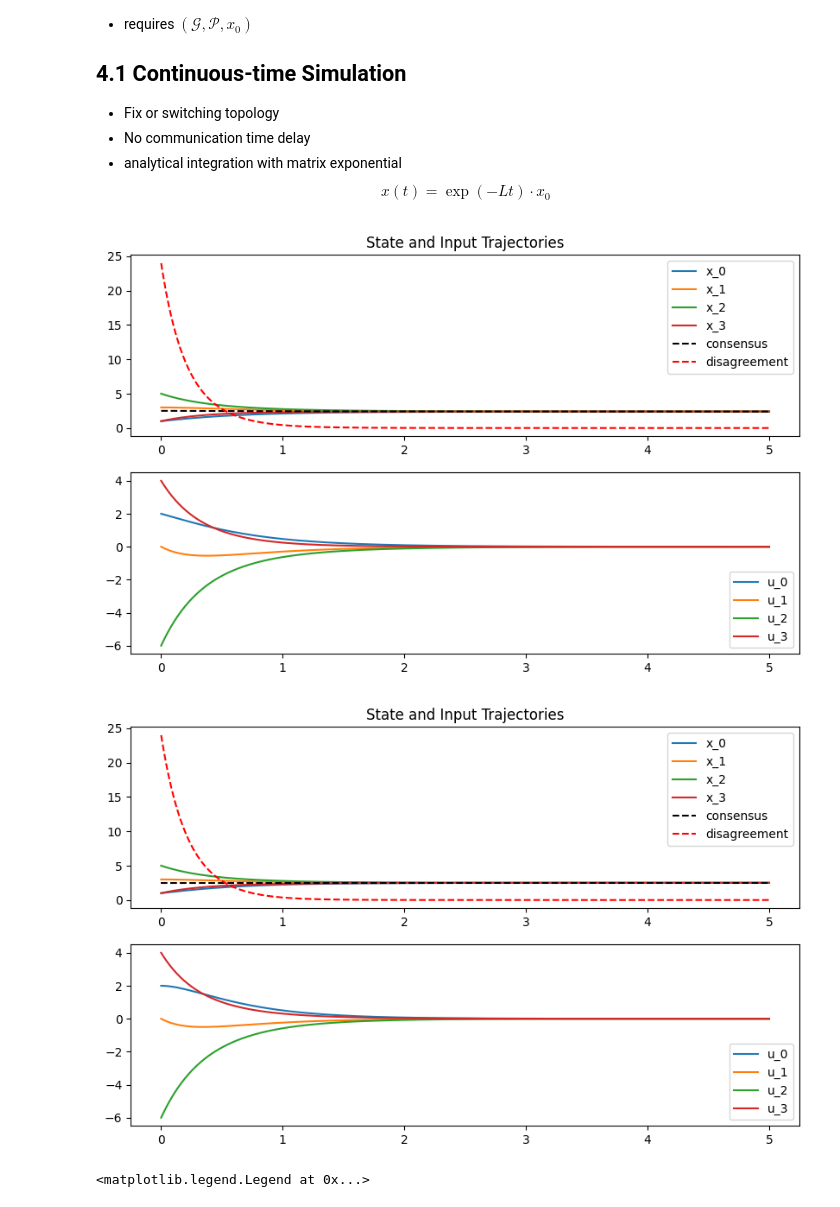
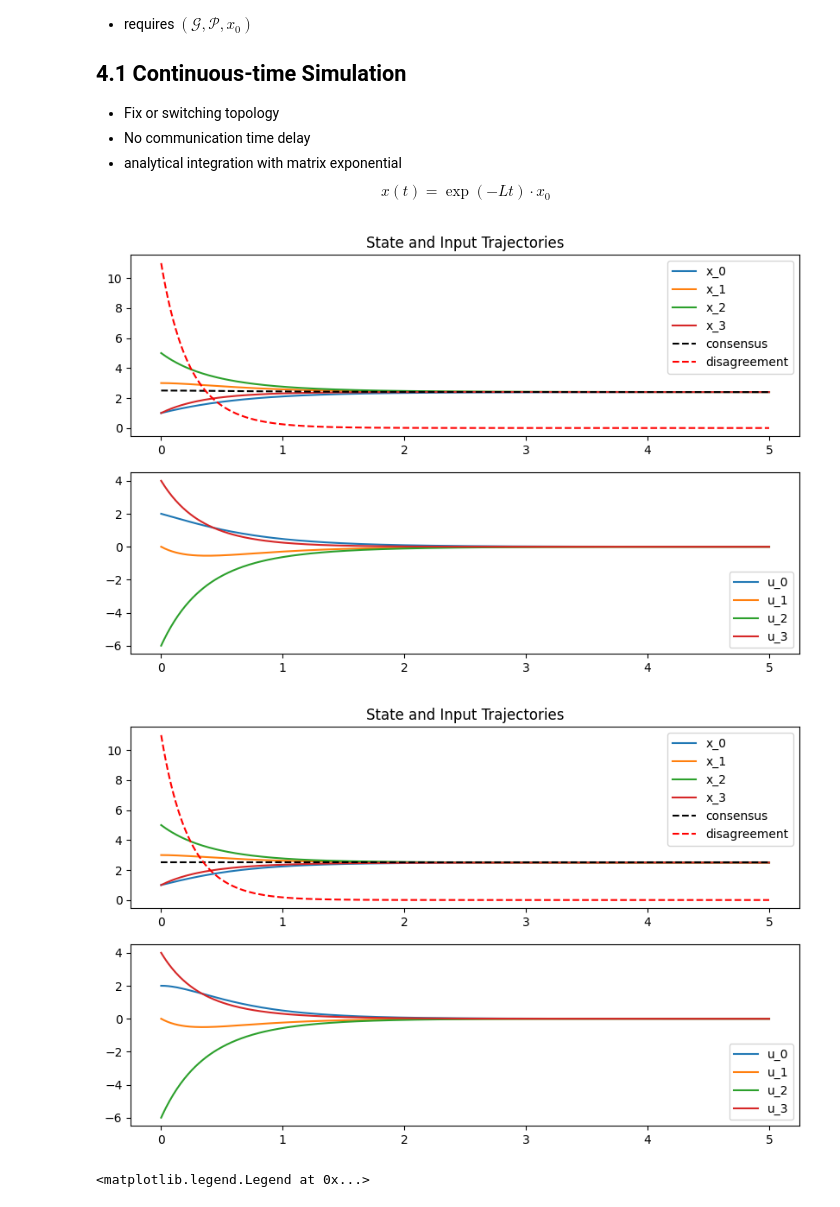
Before and after one commit to Bourmindge-Liey/SimpleConsensus, a Jupyter notebook: exp.ipynb, the cells around one changed output. Cells and saved outputs as stored; diff of their text form; code cells hidden in the pictures.

```diff
--- a/exp.ipynb
+++ b/exp.ipynb
@@ -127,27 +127,28 @@ $$x(t) = \exp(-Lt) \cdot x_0$$
 # %%
 from dynamic_system import *
 
-x0 = np.array([1, 3, 5, 1])
-ds = MultiAgentSystem(G_dir, A1Protocol, x0)
+x0 = np.array([1, 3, 5, 1], dtype=float)
+ds = MultiAgentSystem(G_dir)
 
 dt = 0.01
 t_e = 5
-result = ds.simulate(t_e, dt)
+ds.reset(x0)
+result = ds.simulate_analytical(AnaProtocol, t_e, dt)
 
 plt.figure(figsize=(10, 6))
 plt.subplot(2, 1, 1)
 plt.title("State and Input Trajectories")
 for i in range(ds.n):
     plt.plot(result["time"], result["x"][i, :], label=f"x_{i}")
 plt.plot(result["time"], result["consensus"], 'k--', label="consensus")
 plt.plot(result["time"], result["disagreement"], 'r--', label="disagreement")
 plt.legend()
 plt.subplot(2, 1, 2)
 for i in range(ds.n):
     plt.plot(result["time"], result["u"][i, :], label=f"u_{i}")
     plt.legend()
 # %% [output]
-[figure, old version]
+[figure, new version]
 # %%
 E = [(0, 1), (1, 2), (2, 3), (3, 0), (1, 0), (2, 1), (3, 2), (0, 3)]
 A = np.array([[0, 1, 0, 1],
@@ -159,7 +160,8 @@ ds.switch_graph(G_new)
 
 dt = 0.01
 t_e = 5
-result1 = ds.simulate(t_e, dt)
+ds.reset(x0)
+result1 = ds.simulate_numerical(NumProtocol, t_e, dt)
 plt.figure(figsize=(10, 6))
 plt.subplot(2, 1, 1)
 plt.title("State and Input Trajectories")
@@ -173,7 +175,7 @@ for i in range(ds.n):
     plt.plot(result1["time"], result1["u"][i, :], label=f"u_{i}")
     plt.legend()
 # %% [output]
-[figure, old version]
+[figure, new version]
 # %%
 plt.figure(figsize=(8, 4))
 plt.plot(result["time"], result["consensus"], label="Unbalanced Topology")
```
Also changed, not shown: parts of 3 cells of this notebook, 2 other files.
